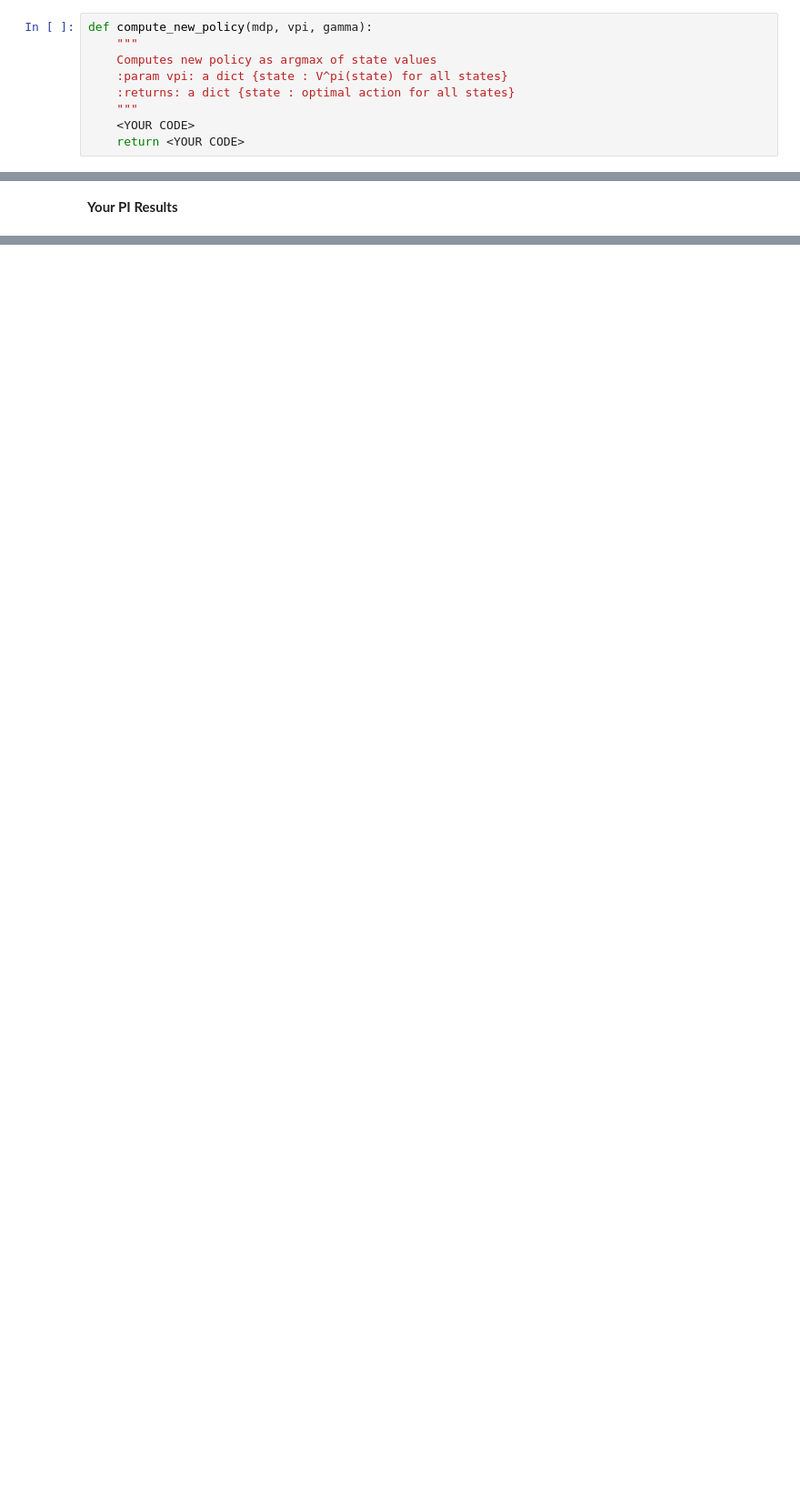
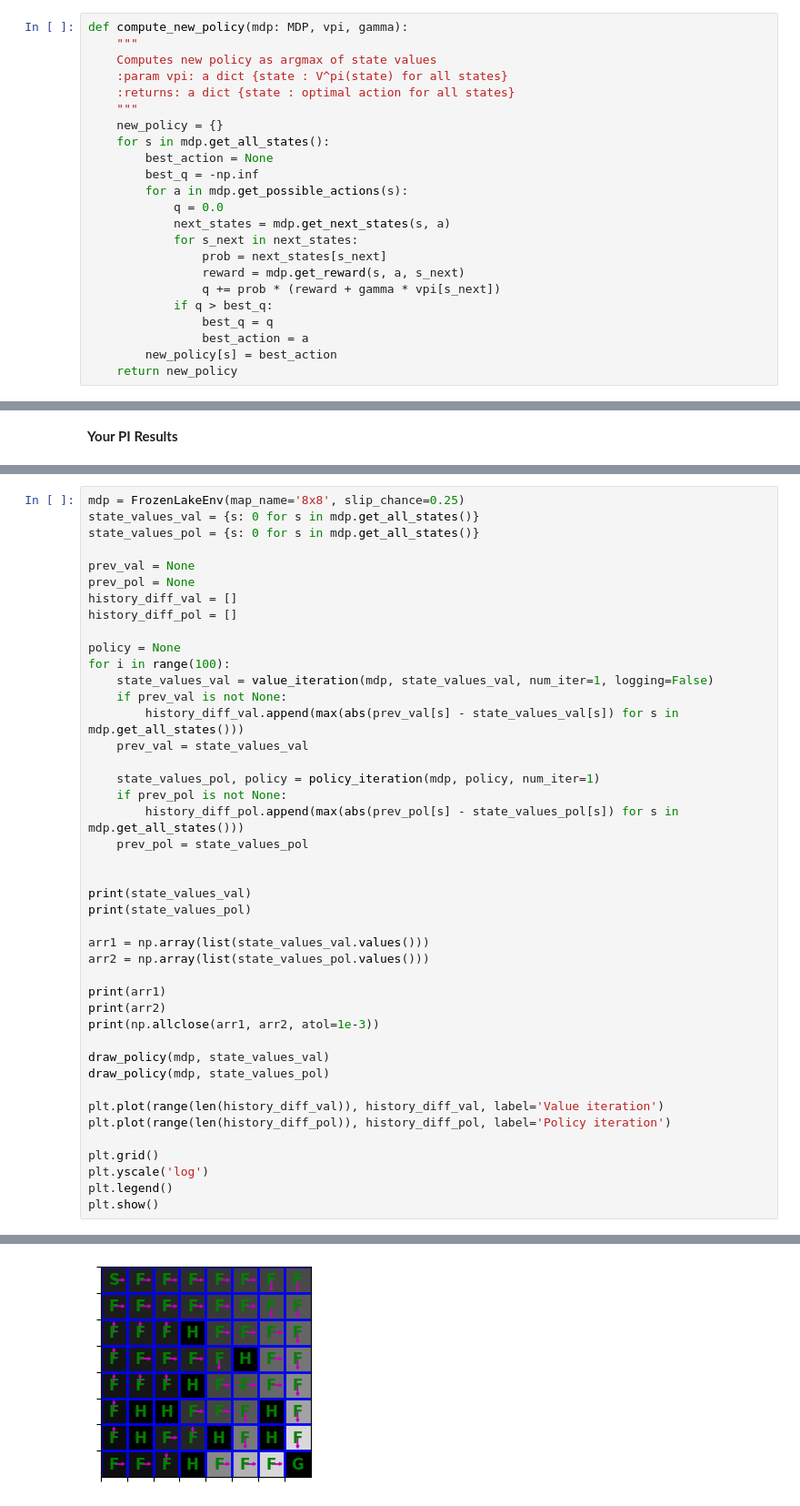
Before and after one commit to PsAndr/Practical_RL, a Jupyter notebook: week02_value_based/seminar_vi.ipynb, the cells around one changed output, grey strips where cells are left out. Shown at 91% size. Saved outputs shown, nothing was run; the diff lists cells and outputs as text; blank space fills up the shorter version.

```diff
--- a/week02_value_based/seminar_vi.ipynb
+++ b/week02_value_based/seminar_vi.ipynb
@@ -777,14 +909,28 @@ assert type(
 # %% [markdown]
 Once we've got new state values, it's time to update our policy.
 # %%
-def compute_new_policy(mdp, vpi, gamma):
+def compute_new_policy(mdp: MDP, vpi, gamma):
     """
     Computes new policy as argmax of state values
     :param vpi: a dict {state : V^pi(state) for all states}
     :returns: a dict {state : optimal action for all states}
     """
-    <YOUR CODE>
-    return <YOUR CODE>
+    new_policy = {}
+    for s in mdp.get_all_states():
+        best_action = None
+        best_q = -np.inf
+        for a in mdp.get_possible_actions(s):
+            q = 0.0
+            next_states = mdp.get_next_states(s, a)
+            for s_next in next_states:
+                prob = next_states[s_next]
+                reward = mdp.get_reward(s, a, s_next)
+                q += prob * (reward + gamma * vpi[s_next])
+            if q > best_q:
+                best_q = q
+                best_action = a
+        new_policy[s] = best_action
+    return new_policy
 # %%
 new_policy = compute_new_policy(mdp, new_vpi, gamma)
 
@@ -809,0 +1000,44 @@ __Your PI Results__
+# %%
+mdp = FrozenLakeEnv(map_name='8x8', slip_chance=0.25)
+state_values_val = {s: 0 for s in mdp.get_all_states()}
+state_values_pol = {s: 0 for s in mdp.get_all_states()}
+
+prev_val = None
+prev_pol = None
+history_diff_val = []
+history_diff_pol = []
+
+policy = None
+for i in range(100):
+    state_values_val = value_iteration(mdp, state_values_val, num_iter=1, logging=False)
+    if prev_val is not None:
+        history_diff_val.append(max(abs(prev_val[s] - state_values_val[s]) for s in mdp.get_all_states()))
+    prev_val = state_values_val
+
+    state_values_pol, policy = policy_iteration(mdp, policy, num_iter=1)
+    if prev_pol is not None:
+        history_diff_pol.append(max(abs(prev_pol[s] - state_values_pol[s]) for s in mdp.get_all_states()))
+    prev_pol = state_values_pol
+
+
+print(state_values_val)
+print(state_values_pol)
+
+arr1 = np.array(list(state_values_val.values()))
+arr2 = np.array(list(state_values_pol.values()))
+
+print(arr1)
+print(arr2)
+print(np.allclose(arr1, arr2, atol=1e-3))
+
+draw_policy(mdp, state_values_val)
+draw_policy(mdp, state_values_pol)
+
+plt.plot(range(len(history_diff_val)), history_diff_val, label='Value iteration')
+plt.plot(range(len(history_diff_pol)), history_diff_pol, label='Policy iteration')
+
+plt.grid()
+plt.yscale('log')
+plt.legend()
+plt.show()
+# %% [output]
@@ -809,0 +1061 @@ __Your PI Results__
+[figure, added]
```
Also changed, not shown: parts of 20 cells of this notebook.
